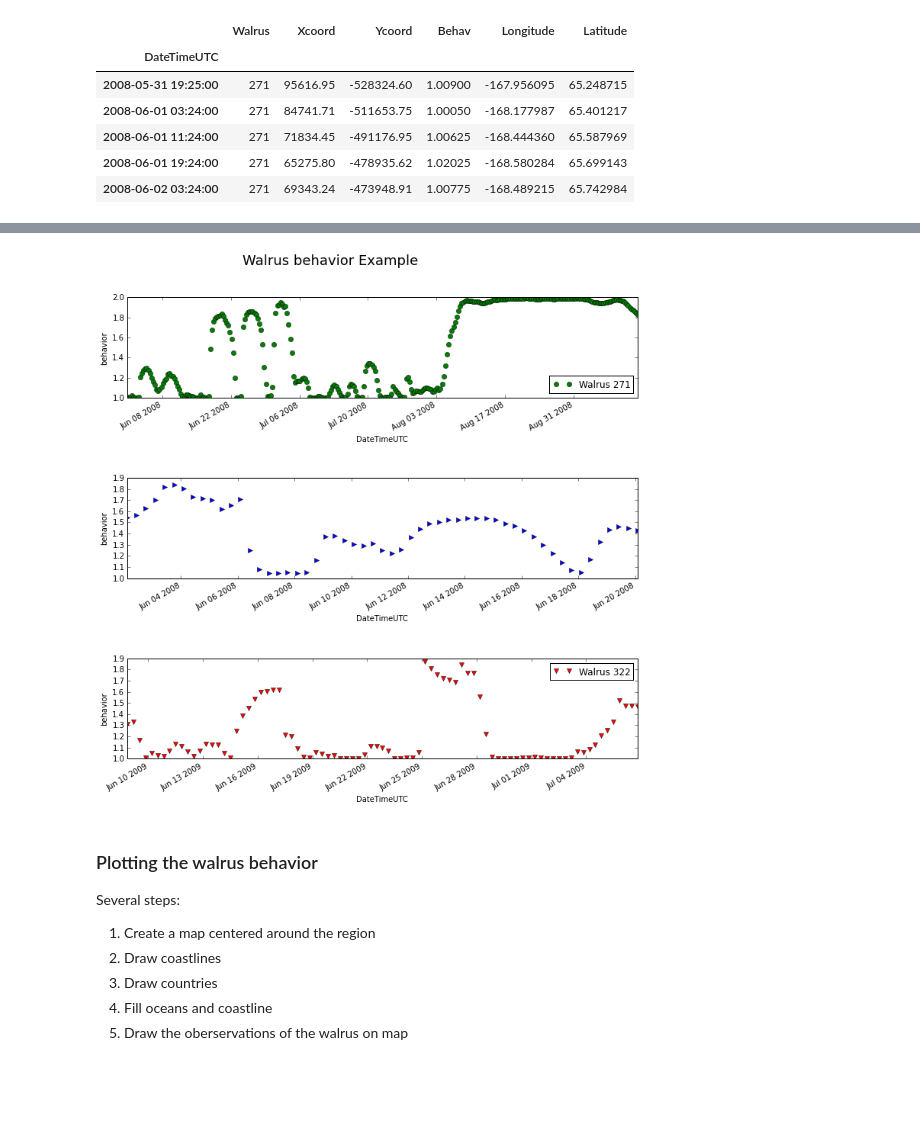
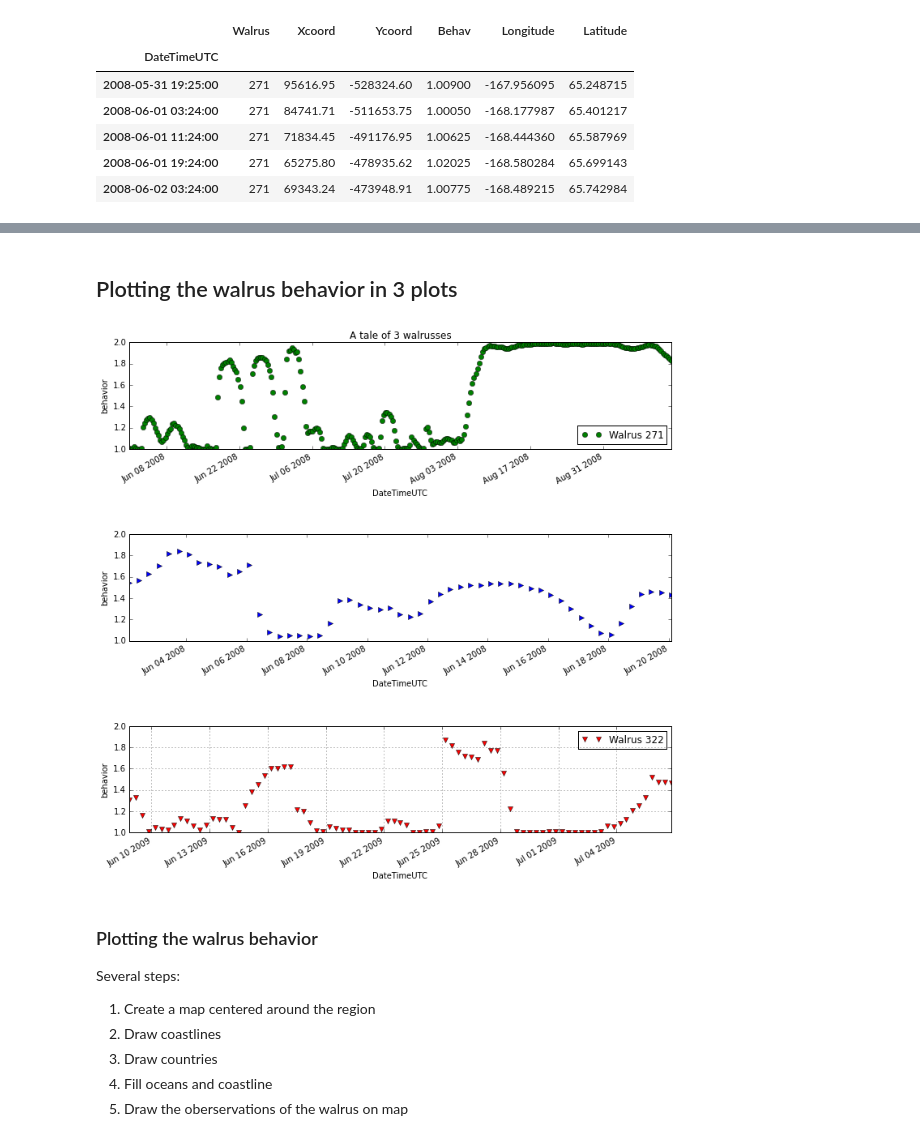
Before and after one commit to ygbeal/USGS_2015_06_23-25, a Jupyter notebook: 24_June/07_python-matplotlib.ipynb, the cells around one changed output, grey strips where cells are left out. Cells and saved outputs as stored; diff of their text form; code cells hidden in the pictures; blank space fills up the shorter version.

```diff
--- a/24_June/07_python-matplotlib.ipynb
+++ b/24_June/07_python-matplotlib.ipynb
@@ -39,23 +31,26 @@ w322 = df.ix[df.Walrus == 322]
+# %% [markdown]
+## Plotting the walrus behavior in 3 plots
 # %%
-%matplotlib inline
-
-import matplotlib.pyplot as plt
-
 fig, axes = plt.subplots(nrows=3, figsize=(12,12))
-txt = fig.text(0.3, 0.95, 'Walrus behavior Example', fontsize = 18)
+#txt = fig.text(0.3, 0.95, 'Walrus behavior Example', fontsize = 18)
 plt.subplots_adjust(wspace=0.5, hspace=0.8)
-plt.subplot(3,1,1)
+plt.subplot(311)
+plt.title('A tale of 3 walrusses')
+plt.grid(True)
 plt.ylabel('behavior')
 w271['Behav'].plot(style='go', label='Walrus 271', legend=True)
-plt.subplot(3,1,2)
+plt.subplot(312)
 plt.ylabel('behavior')
+plt.ylim((1.0, 2.0))
 w281['Behav'].plot(style='b>', label='Walrus 281', legend=False)
-plt.subplot(3,1,3)
+plt.subplot(313)
 plt.ylabel('behavior')
+plt.ylim((1.0, 2.0))
 w322['Behav'].plot(style='rv', label='Walrus 322', legend=True)
+plt.grid()
 plt.show()
 # %% [output]
-[figure, old version]
+[figure, new version]
 # %% [markdown]
 ### Plotting the walrus behavior
 
```
Also changed, not shown: parts of 2 cells of this notebook.
